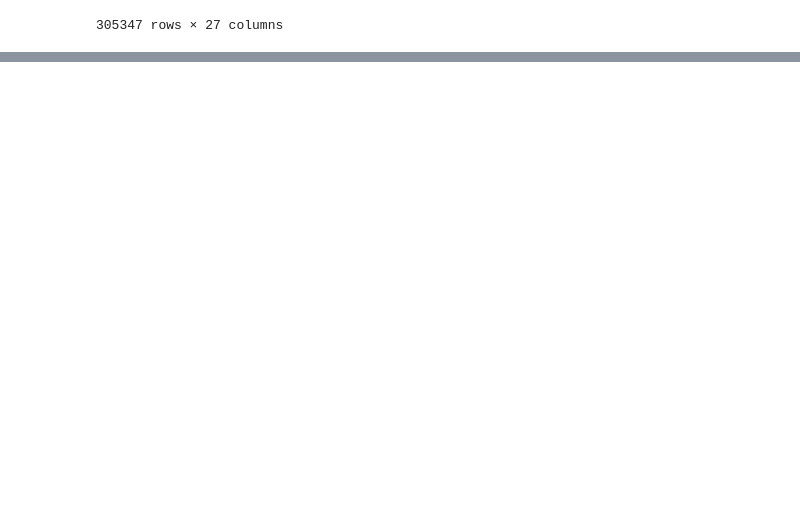
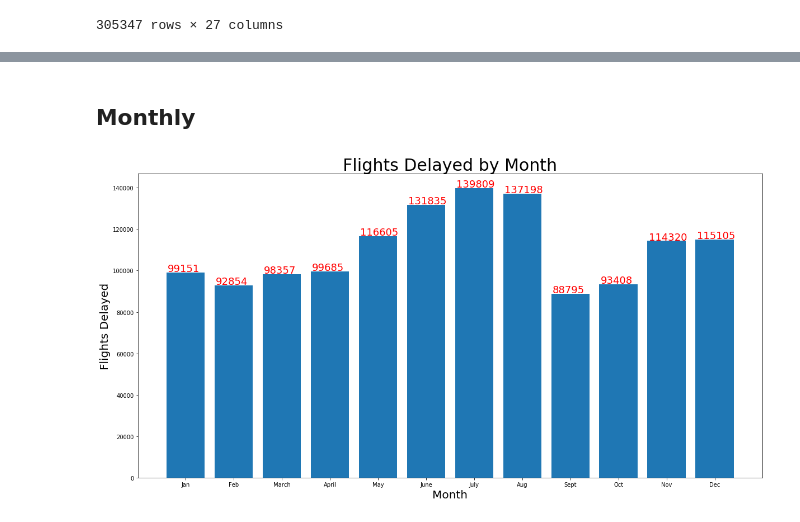
Before and after one commit to Arimorris/delays, a Jupyter notebook: visuals .ipynb, the cells around one changed output, grey strips where cells are left out. Saved outputs shown, nothing was run; the diff lists cells and outputs as text; code cells hidden in the pictures; blank space fills up the shorter version.

Commit message:
monthly visuals

```diff
--- a/visuals .ipynb
+++ b/visuals .ipynb
@@ -59,0 +84,7 @@ winter[winter[]]
+# %% [markdown]
+## Monthly
+# %%
+month = ['Jan', 'Feb', 'March', 'April', 'May', 'June', 'July', 'Aug', 'Sept', 'Oct', 'Nov', 'Dec']
+
+month_ct = delay['MONTH'].value_counts()
+freq = [month_ct[x] for x in range(1,13)]
@@ -59,0 +100,12 @@ winter[winter[]]
+# %%
+plt.figure(figsize=(20,10))
+plt.bar(month, freq)
+plt.title("Flights Delayed by Month", fontsize =30)
+plt.xlabel('Month', fontsize =20)
+plt.xticks(range(12))
+plt.ylabel('Flights Delayed', fontsize =20)
+for a,b in zip(range(12), freq):
+    plt.text(a -.37 , b +500, str(b), fontsize =18,color ='r')
+plt.show()
+# %% [output]
+[figure, added]
```
Also changed, not shown: parts of 5 cells of this notebook.
